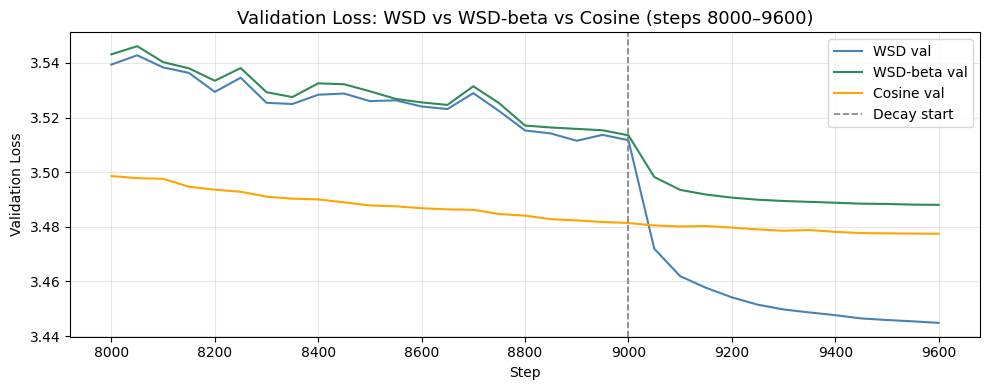
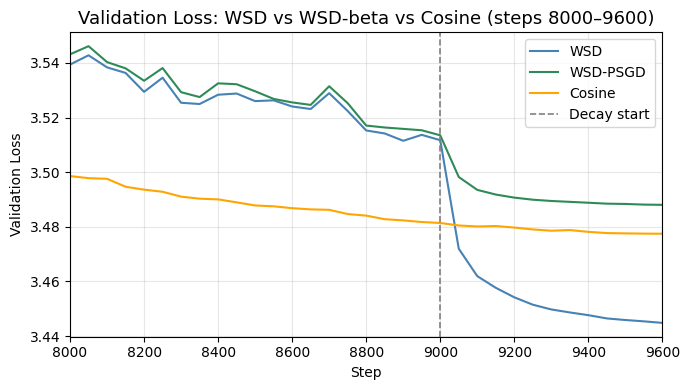
Unified diff of the notebook cell whose output changed from the first chart to the second:
--- before
+++ after
@@ -1,7 +1,7 @@
-fig, ax = plt.subplots(figsize=(10, 4))
+fig, ax = plt.subplots(figsize=(7, 4))
 
 runs = [
     (wsd_val,      "steelblue", "WSD"),
-    (wsd_beta_val, "seagreen",  "WSD-beta"),
+    (wsd_beta_val, "seagreen",  "WSD-PSGD"),
     (cosine_val,   "orange",    "Cosine"),
 ]
@@ -15,8 +15,8 @@
         if mask.any():
             ax.plot(val_df.loc[mask, "step"], val_df.loc[mask, "validation_loss"],
-                    color=color, linewidth=1.5, linestyle="-", label=f"{name} val")
+                    color=color, linewidth=1.5, linestyle="-", label=f"{name}")
 
 ax.axvline(DECAY_START, color="gray", linewidth=1.2, linestyle="--", label="Decay start")
-
+ax.set_xlim(ZOOM_START, ZOOM_END)
 ax.set_title(f"Validation Loss: WSD vs WSD-beta vs Cosine (steps {ZOOM_START}–{ZOOM_END})", fontsize=13)
 ax.set_xlabel("Step")

Commit: change the plots for report